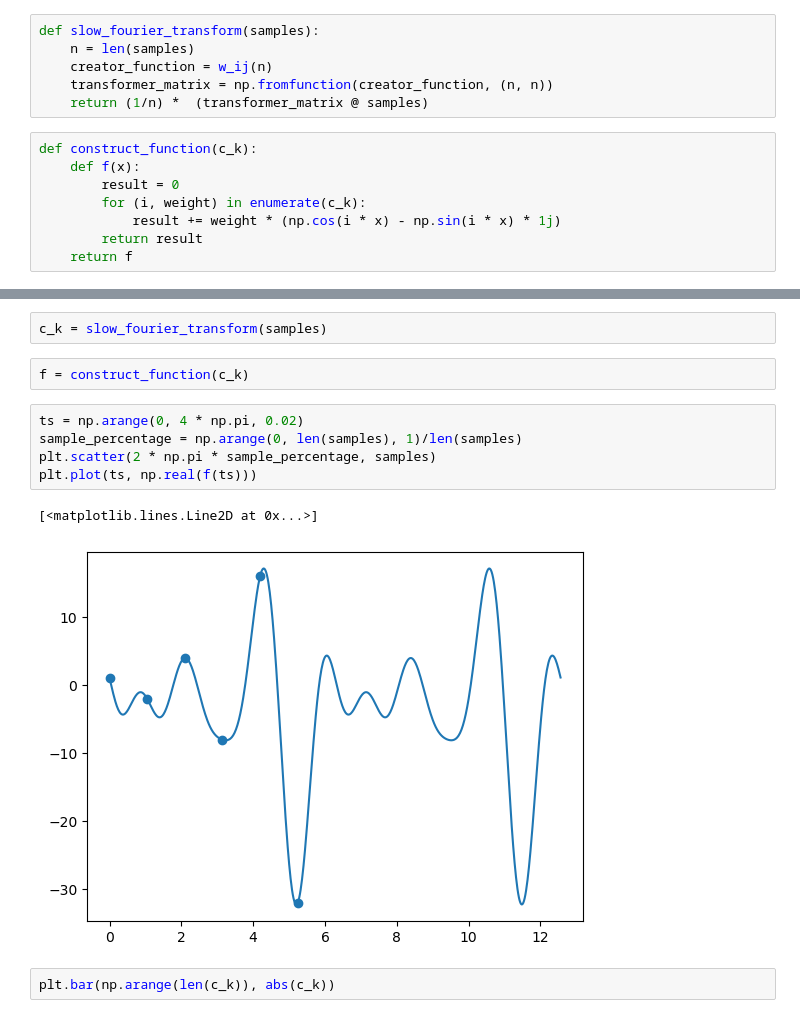
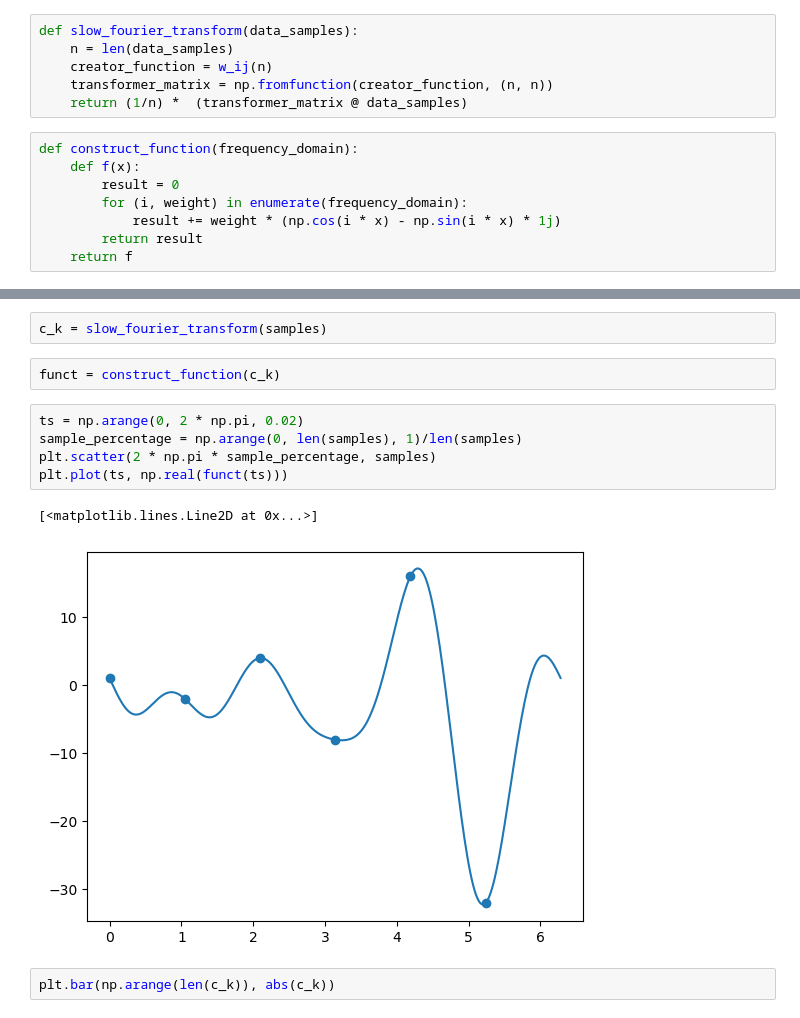
Before and after one commit to hristostefanov-rzr/NumProg, a Jupyter notebook: SlowFourierTransform.ipynb, the cells around one changed output, grey strips where cells are left out. Drawn from its saved outputs; the diff is of its cells as text.

```diff
--- a/SlowFourierTransform.ipynb
+++ b/SlowFourierTransform.ipynb
@@ -11,16 +11,16 @@ def w_ij(n):
         return w_base**(i * j)
     return value_ij
 # %%
-def slow_fourier_transform(samples):
-    n = len(samples)
+def slow_fourier_transform(data_samples):
+    n = len(data_samples)
     creator_function = w_ij(n)
     transformer_matrix = np.fromfunction(creator_function, (n, n))
-    return (1/n) *  (transformer_matrix @ samples)
+    return (1/n) *  (transformer_matrix @ data_samples)
 # %%
-def construct_function(c_k):
+def construct_function(frequency_domain):
     def f(x):
         result = 0
-        for (i, weight) in enumerate(c_k):
+        for (i, weight) in enumerate(frequency_domain):
             result += weight * (np.cos(i * x) - np.sin(i * x) * 1j)
         return result
     return f
@@ -29,15 +29,15 @@ samples = np.array([1, -2, 4, -8, 16, -32])
 # %%
 c_k = slow_fourier_transform(samples)
 # %%
-f = construct_function(c_k)
+funct = construct_function(c_k)
 # %%
-ts = np.arange(0, 4 * np.pi, 0.02)
+ts = np.arange(0, 2 * np.pi, 0.02)
 sample_percentage = np.arange(0, len(samples), 1)/len(samples)
 plt.scatter(2 * np.pi * sample_percentage, samples)
-plt.plot(ts, np.real(f(ts)))
+plt.plot(ts, np.real(funct(ts)))
 # %% [output]
 [<matplotlib.lines.Line2D at 0x...>]
-[figure, old version]
+[figure, new version]
 # %%
 plt.bar(np.arange(len(c_k)), abs(c_k))
 # %% [output]
```
Also changed, not shown: 2 other files.
